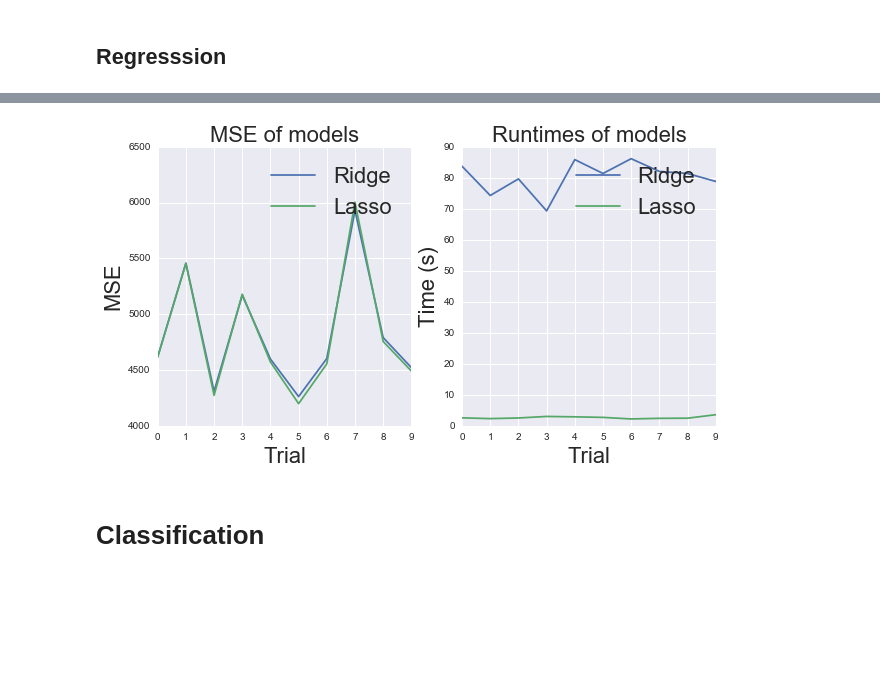
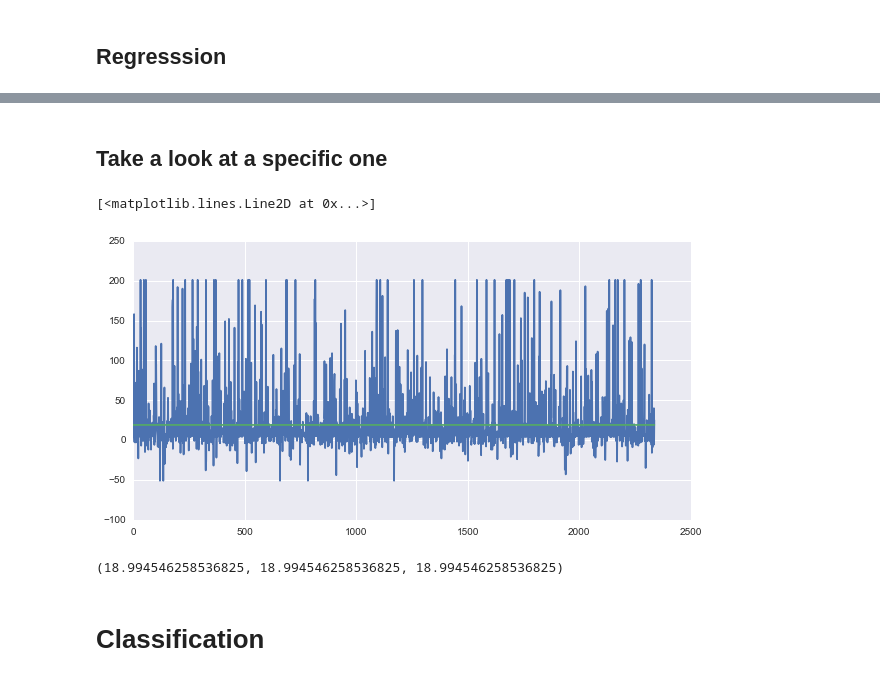
Before and after one commit to AndrewNg/COS424A4, a Jupyter notebook: SWorkbook.ipynb, the cells around one changed output, grey strips where cells are left out. Saved outputs shown, nothing was run; the diff lists cells and outputs as text; code cells hidden in the pictures; blank space fills up the shorter version.

```diff
--- a/SWorkbook.ipynb
+++ b/SWorkbook.ipynb
@@ -220,6 +250,6 @@ plt.ylabel('Frequency')
 # %% [markdown]
 ## Regresssion
 # %%
-ltype = 'BOW'
+ltype = 'TFI'
 # %%
 scores = []
@@ -235,0 +277,11 @@ print(scores_small.shape)
+# %%
+def norm_feature(train, test):
+    var = np.var(train)
+    mean = np.mean(train)
+
+    train[np.isnan(train)] = 0
+    test[np.isnan(test)] = 0
+
+    train = np.reshape((train-mean)/var, (len(train),1))
+    test = np.reshape((test-mean)/var,(len(test),1))
+    return(train, test, var, mean)
@@ -241,7 +295,23 @@ for train_i,test_i in skf:
     if ltype == 'BOW':
         X_val = s_bow_small[test_i,:]
         X = s_bow_small[train_i,:]
+    elif ltype == 'TFI':
+        X_val = s_tfi_small[test_i,:]
+        X = s_tfi_small[train_i,:]
+
+    time_ind_val = dft['timedifference'][test_i]
+    time_ind = dft['timedifference'][train_i]
+    score_ind_val = dft['score'][test_i]
+    score_ind = dft['score'][train_i]
 
     Y_val = scores_small[test_i]
     Y = scores_small[train_i]
     break;
+
+(score_ind, score_ind_val,_,_) = norm_feature(score_ind, score_ind_val)
+(time_ind, time_ind_val,_,_) = norm_feature(time_ind, time_ind_val)
+
+
+X_val = csr_matrix(hstack((X_val, time_ind_val,score_ind_val)))
+X = csr_matrix(hstack((X, time_ind,score_ind)))
+print(X_val.shape, X.shape)
@@ -248,3 +322,6 @@ for train_i,test_i in skf:
+# %%
+X = X_val
+Y = Y_val
 # %%
 from sklearn import linear_model
 from sklearn import tree
@@ -318,16 +399,0 @@ plt.plot(alphas,mse['Lasso'])
-# %%
-f, ax = plt.subplots(1,2)
-for name in models.keys():
-    ax[0].plot(mse[name],label=name)
-    ax[0].set_title("MSE of models")
-    ax[0].set_xlabel("Trial")
-    ax[0].set_ylabel('MSE')
-    ax[0].legend()
-
-    ax[1].plot(runtimes[name],label=name)
-    ax[1].set_title("Runtimes of models")
-    ax[1].set_xlabel("Trial")
-    ax[1].set_ylabel('Time (s)')
-    ax[1].legend()
-# %% [output]
-[figure, removed]
@@ -334,3 +408,24 @@ for name in models.keys():
+# %% [markdown]
+## Take a look at a specific one
+# %%
+for train_i, test_i in skf:
+    X_train, X_test = X[train_i,:],X[test_i,:]
+    Y_train, Y_test = Y[train_i], Y[test_i]
+
+    model = linear_model.Lasso(alpha=0.261, fit_intercept=True, normalize=True,
+                                          selection='random',max_iter=1000)
+    fitted_model = model.fit(X_train, Y_train)
+    Y_pred = fitted_model.predict(X_test)
+    break
+plt.plot(Y_test)
+plt.plot(Y_pred)
+# %% [output]
+[<matplotlib.lines.Line2D at 0x...>]
+[figure, added]
+# %%
+print(np.percentile(Y_pred,.25),np.percentile(Y_pred,.5),np.percentile(Y_pred,.75))
+# %% [output]
+(18.994546258536825, 18.994546258536825, 18.994546258536825)
 # %% [markdown]
 # Classification
 # %% [markdown]
```
Also changed, not shown: parts of 45 cells of this notebook.
